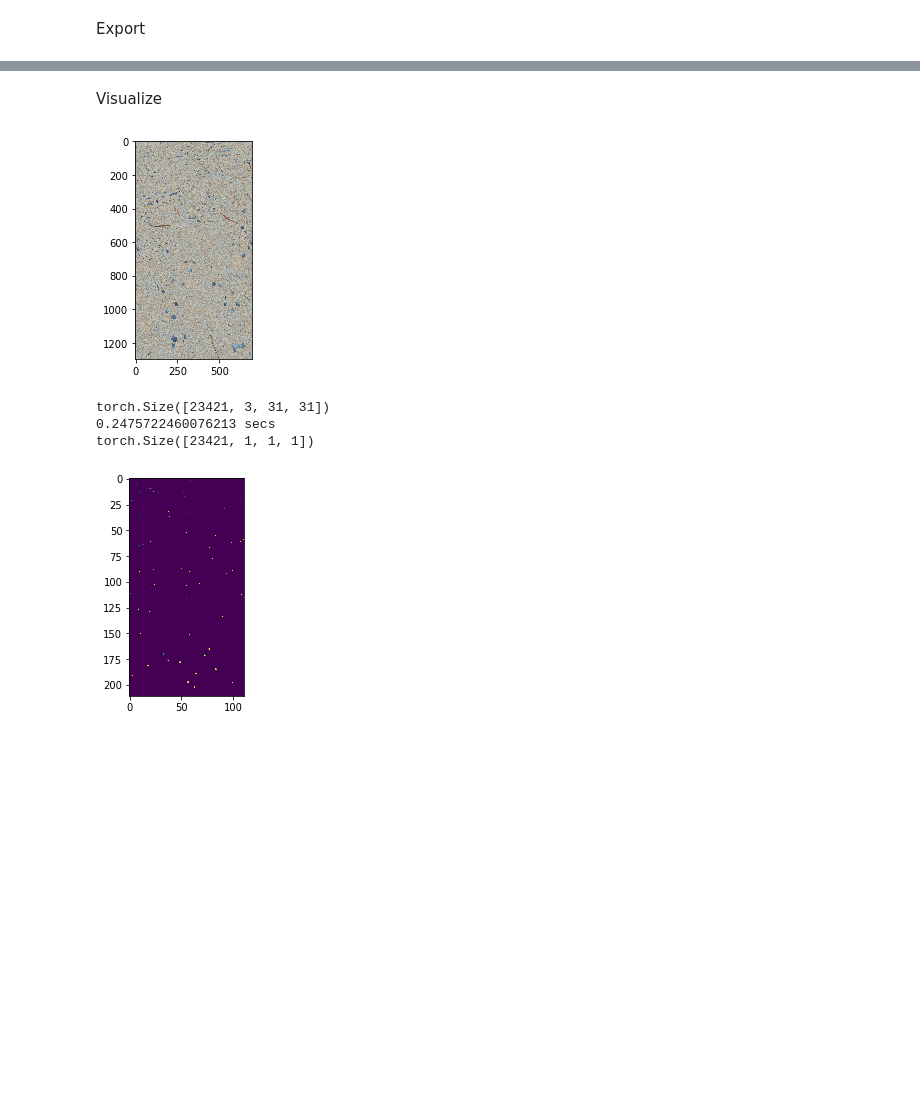
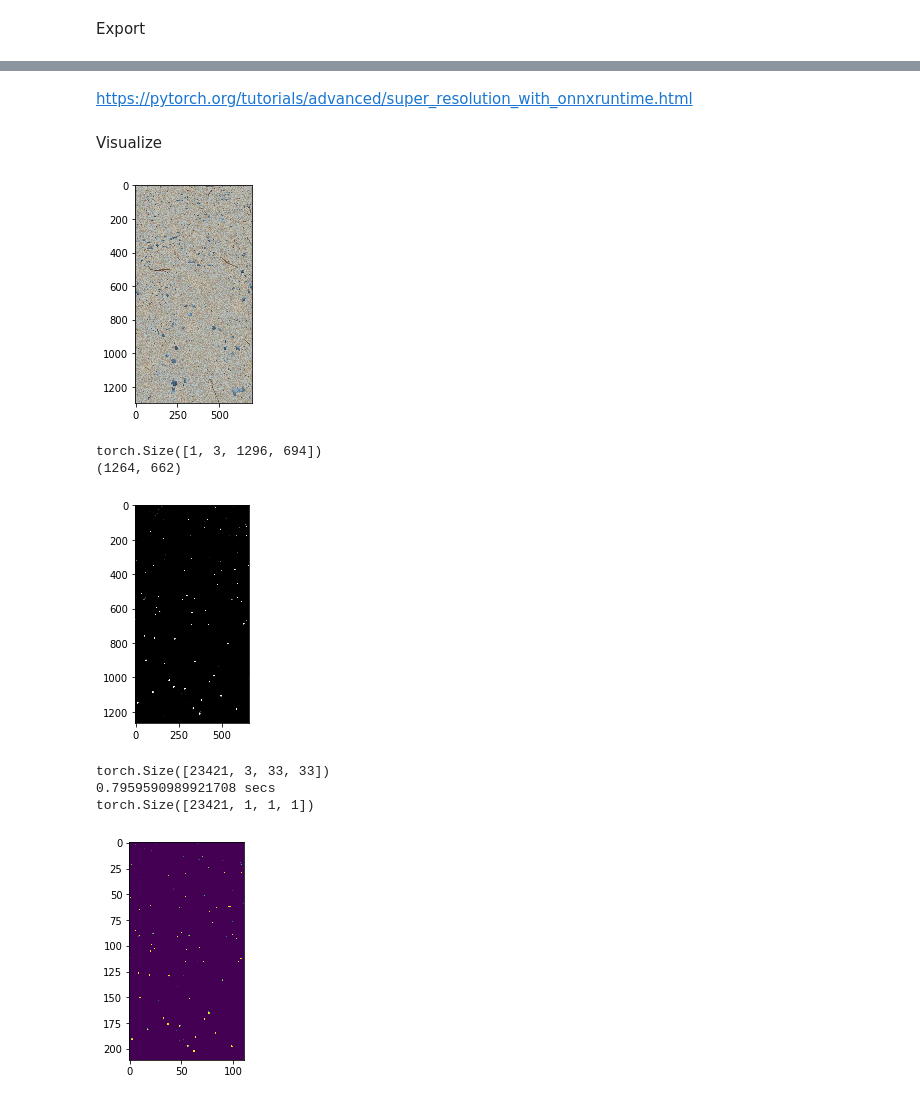
Before and after one commit to harry7557558/engsci-2t6, a Jupyter notebook: esc102-nurdle/train/train.ipynb, the cells around one changed output, grey strips where cells are left out. Saved outputs shown, nothing was run; the diff lists cells and outputs as text; code cells hidden in the pictures; blank space fills up the shorter version.

```diff
--- a/esc102-nurdle/train/train.ipynb
+++ b/esc102-nurdle/train/train.ipynb
@@ -17,7 +17,7 @@ class PixelDataset(Dataset):
         self.photo = np.einsum('ijk->kij', photo.astype(np.float32))
         self.highlighted = highlighted.astype(np.float32)
         self.shape = photo.shape[:2]
-        self.size = 31
+        self.size = 33
         self.skip = 2
         self.grid = (
             (self.shape[0]-self.size)//self.skip,
@@ -103,7 +113,7 @@ Training
 # %%
 dataloader = list(DataLoader(
     dataset,
-    batch_size=256,
+    batch_size=64,
     shuffle=True
 ))
 
@@ -117,7 +127,7 @@ flatten = torch.nn.Flatten()
 
 print("ADAM")
 count = 0
-for epoch in range(1, 10+1):
+for epoch in range(1, 5+1):
     print("Epoch", epoch)
     for nin, nout in dataloader:
         optimizer.zero_grad()
@@ -218,0 +235,2 @@ const float bn33[2] = {1.8572435,3.5620577};
+# %% [markdown]
+https://pytorch.org/tutorials/advanced/super_resolution_with_onnxruntime.html
@@ -224,43 +258,46 @@ plt.imshow(photo)
 plt.show()
 photo = np.einsum('ijk->kij', photo.astype(np.float32))
 photo = torch.tensor([photo])
 
-# print(photo.shape)
-# with torch.no_grad():
-#     output = model(photo)
-#     output = np.array(output)[0][0]
-# print(output.shape)
-# output = np.einsum('kij->ijk', [output, output, output])
-# output = (255.0*output).astype(np.uint8)
-# plt.imshow(output)
-# plt.show()
+print(photo.shape)
+with torch.no_grad():
+    output = model(photo)
+    output = np.array(output)[0][0]
+print(output.shape)
+output = np.einsum('kij->ijk', [output, output, output])
+output = (255.0*output).astype(np.uint8)
+plt.imshow(output)
+plt.show()
 
 size = dataset.size
 skip = 6
 frames = []
 for i in range(0, photo.shape[2]-size, skip):
     for j in range(0, photo.shape[3]-size, skip):
         frames.append(photo[:, :, i:i+size, j:j+size][0].numpy())
 ni = len(range(0, photo.shape[2]-size, skip))
 nj = len(range(0, photo.shape[3]-size, skip))
 with torch.no_grad():
     frames = torch.tensor(frames)
     print(frames.shape)
 
     from time import perf_counter
     t0 = perf_counter()
     output = model(frames)
     t1 = perf_counter()
     print(t1-t0, "secs")
 
     print(output.shape)
     output = np.array(output).reshape((ni, nj))
 output = (255.0*output).astype(np.uint8)
 plt.imshow(output)
 plt.show()
 # %% [output]
 [figure]
-torch.Size([23421, 3, 31, 31])
-0.2475722460076213 secs
-torch.Size([23421, 1, 1, 1])
+torch.Size([1, 3, 1296, 694])
+(1264, 662)
-[figure, old version]
+[figure, new version]
+torch.Size([23421, 3, 33, 33])
+0.7959590989921708 secs
+torch.Size([23421, 1, 1, 1])
+[figure, added]
```
Also changed, not shown: parts of 7 cells of this notebook, 16 other files.
